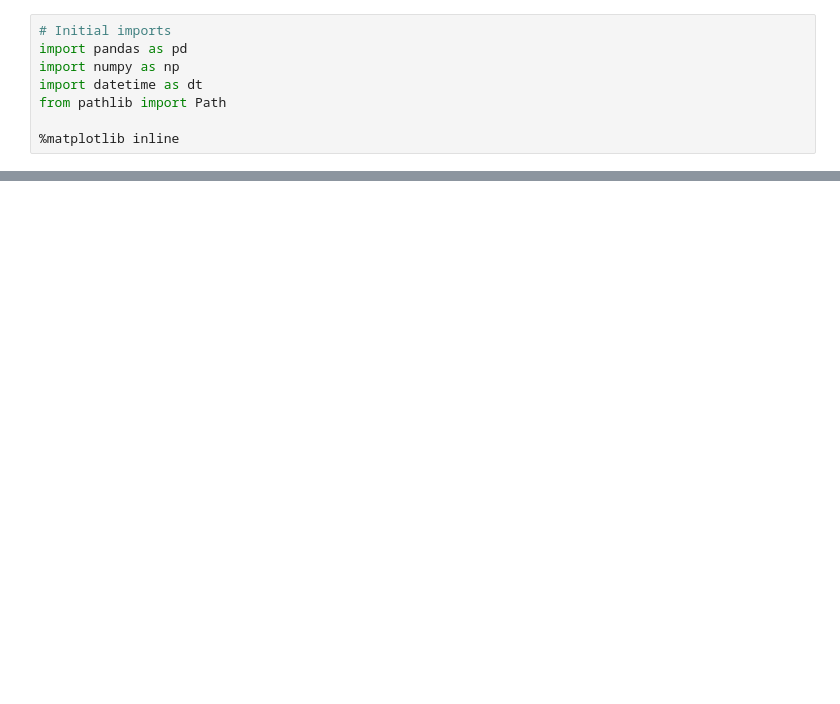
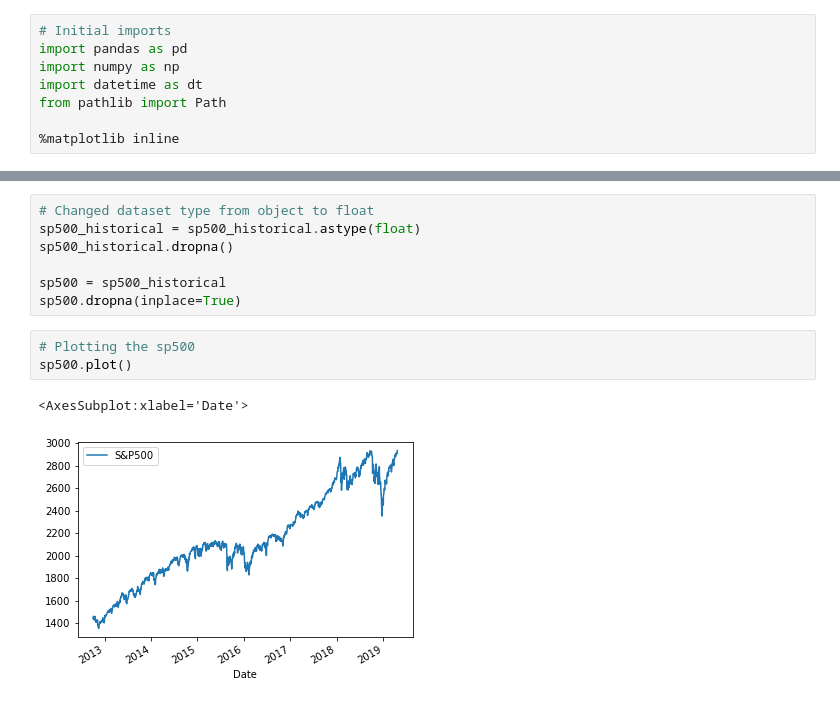
Before and after one commit to axiumresearch/python-homework, a Jupyter notebook: Pandas/Pandas_HW.ipynb, the cells around one changed output, grey strips where cells are left out. Drawn from its saved outputs; the diff is of its cells as text; blank space fills up the shorter version.

```diff
--- a/Pandas/Pandas_HW.ipynb
+++ b/Pandas/Pandas_HW.ipynb
@@ -116,0 +123,13 @@ sp500_historical.drop_duplicates()
+# %%
+# Changed dataset type from object to float
+sp500_historical = sp500_historical.astype(float)
+sp500_historical.dropna()
+
+sp500 = sp500_historical
+sp500.dropna(inplace=True)
+# %%
+# Plotting the sp500
+sp500.plot()
+# %% [output]
+<AxesSubplot:xlabel='Date'>
+[figure, added]
```
Also changed, not shown: parts of 14 cells of this notebook.
